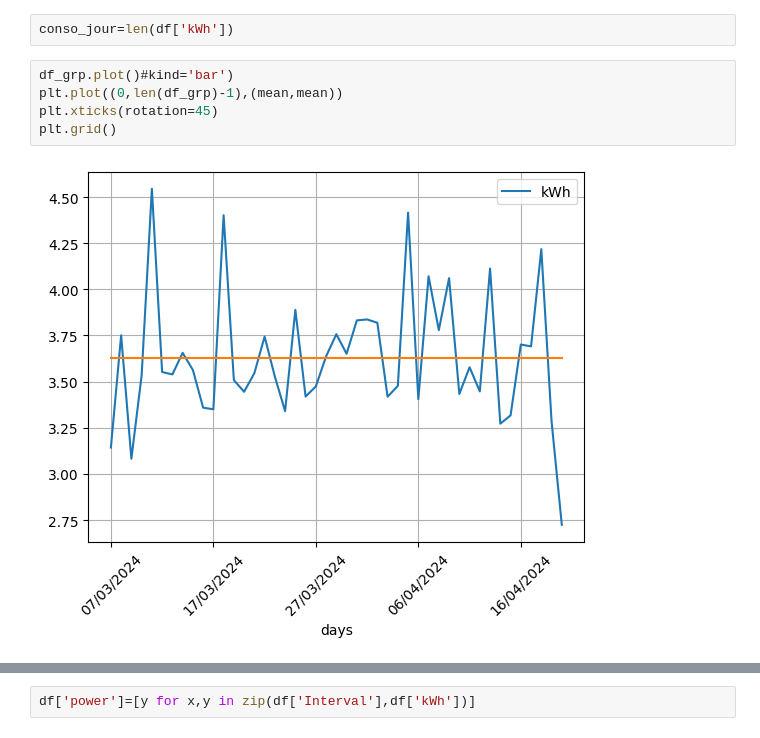
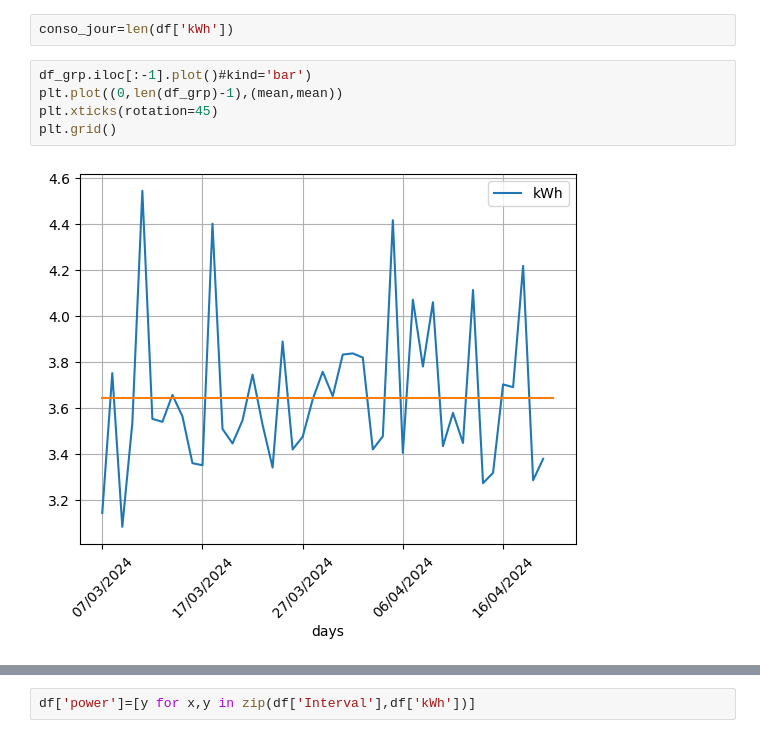
Before and after one commit to jdavid54/jupyter_notebooks, a Jupyter notebook: conso_kwh.ipynb, the cells around one changed output, grey strips where cells are left out. Drawn from its saved outputs; the diff is of its cells as text.

```diff
--- a/conso_kwh.ipynb
+++ b/conso_kwh.ipynb
@@ -429,12 +429,12 @@ here, len(df)/1000
 # %%
 conso_jour=len(df['kWh'])
 # %%
-df_grp.plot()#kind='bar')
+df_grp.iloc[:-1].plot()#kind='bar')
 plt.plot((0,len(df_grp)-1),(mean,mean))
 plt.xticks(rotation=45)
 plt.grid()
 # %% [output]
-[figure, old version]
+[figure, new version]
 # %%
 from matplotlib.ticker import (MultipleLocator, AutoMinorLocator)
 # consommation d'une journée entière à partir de minuit
```
Also changed, not shown: parts of 55 cells of this notebook, 4 other files.
